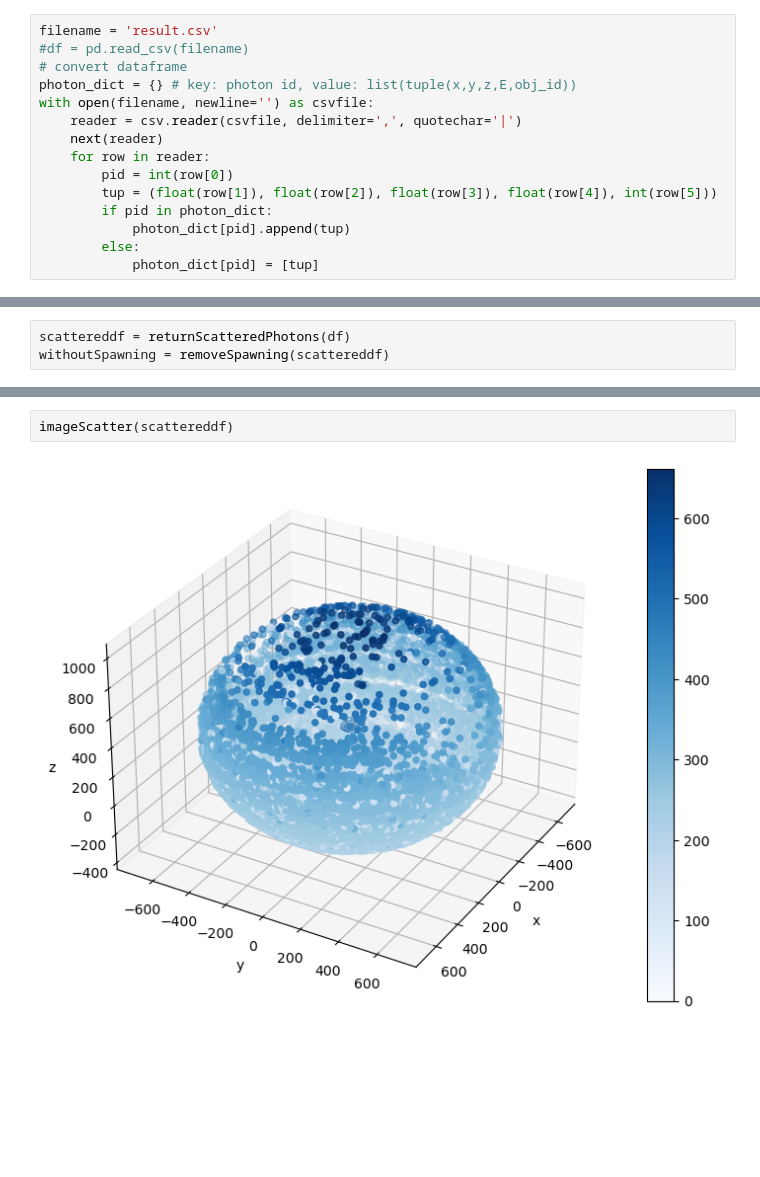
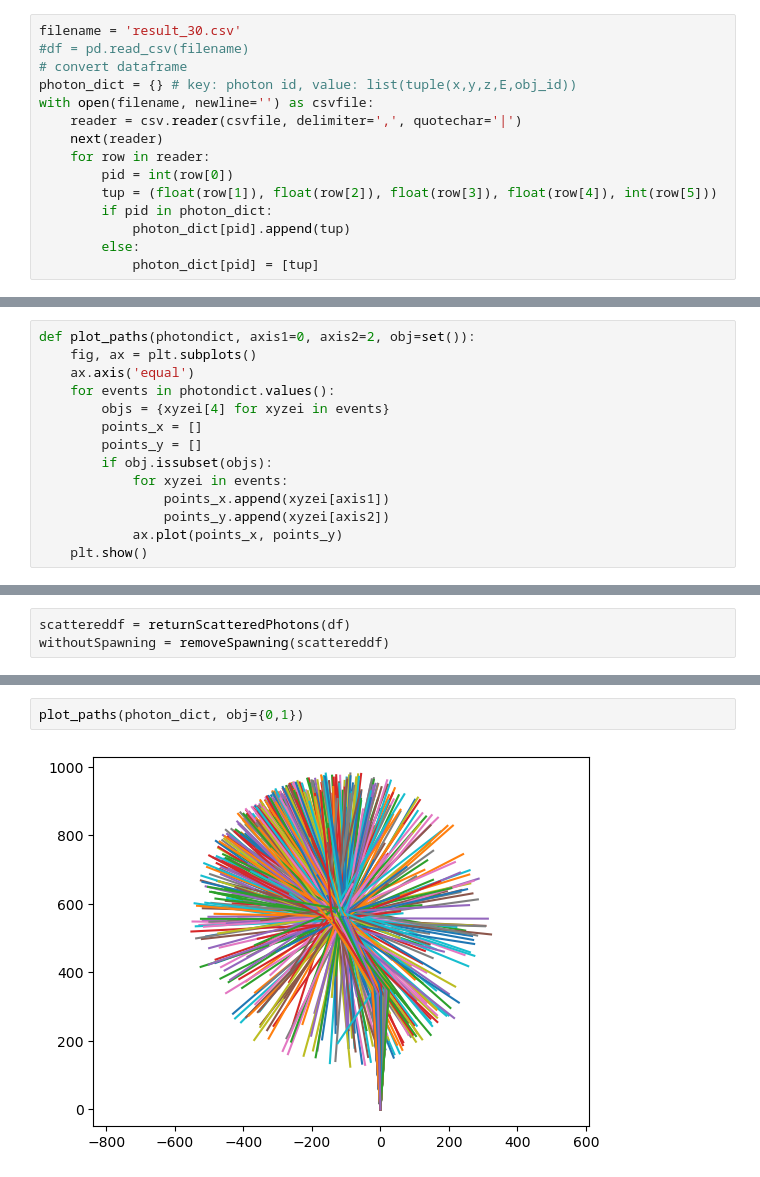
Before and after one commit to Certaingemstone/mcscatter, a Jupyter notebook: PhotonScatteringVisualization.ipynb, the cells around one changed output, grey strips where cells are left out. Drawn from its saved outputs; the diff is of its cells as text; blank space fills up the shorter version.

```diff
--- a/PhotonScatteringVisualization.ipynb
+++ b/PhotonScatteringVisualization.ipynb
@@ -13,7 +13,7 @@ import csv
 # %matplotlib notebook
 # plt.interactive(False)
 # %%
-filename = 'result.csv'
+filename = 'result_30.csv'
 #df = pd.read_csv(filename)
 # convert dataframe
 photon_dict = {} # key: photon id, value: list(tuple(x,y,z,E,obj_id))
@@ -87,3 +94,17 @@ def plot_slice(photondict, lower, upper, axis1=0, axis2=2, axisslice=1, obj=[],
+# %%
+def plot_paths(photondict, axis1=0, axis2=2, obj=set()):
+    fig, ax = plt.subplots()
+    ax.axis('equal')
+    for events in photondict.values():
+        objs = {xyzei[4] for xyzei in events}
+        points_x = []
+        points_y = []
+        if obj.issubset(objs):
+            for xyzei in events:
+                points_x.append(xyzei[axis1])
+                points_y.append(xyzei[axis2])
+            ax.plot(points_x, points_y)
+    plt.show()
 # %% [markdown]
 # Actual plots
 # %%
@@ -104,4 +113,4 @@ Matched events: 1451
-# %%
-imageScatter(scattereddf)
-# %% [output]
-[figure, removed]
+# %%
+plot_paths(photon_dict, obj={0,1})
+# %% [output]
+[figure, added]
```
Also changed, not shown: parts of 5 cells of this notebook, 1 other file.
